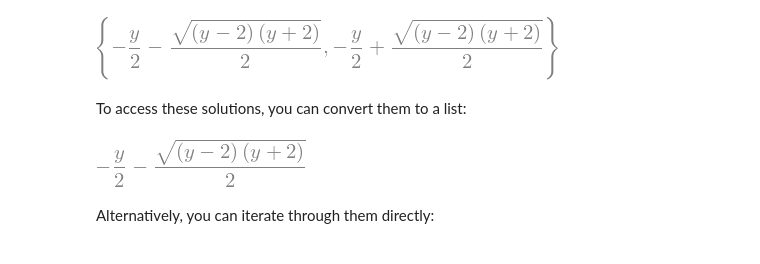
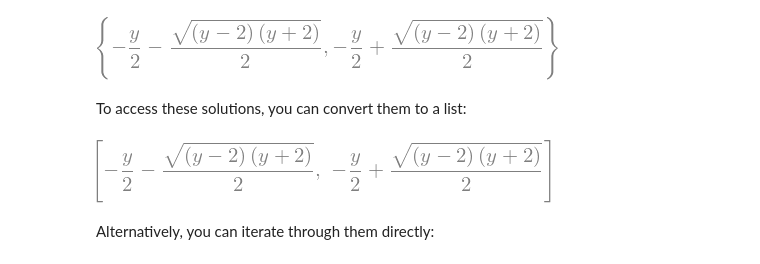
Before and after one commit to flsmith/Python-Reference-22, a Jupyter notebook: Miscellaneous/SymPy.ipynb, the cells around one changed output. Cells and saved outputs as stored; diff of their text form; code cells hidden in the pictures.

Commit message:
update Plotting and SymPy notebooks

```diff
--- a/Miscellaneous/SymPy.ipynb
+++ b/Miscellaneous/SymPy.ipynb
@@ -23,4 +23,4 @@ To create "symbols" to manipulate, use `sym.symbols`. Note that it takes a `tupl
 # %%
-x, y, z = sym.symbols(("x", "y", "z"))
+x, y, z = sym.symbols("x y z")
 # %% [markdown]
 It's worth noting that your variable names can be different from the names that `SymPy` stores for the symbols:
@@ -223,9 +245,9 @@ To access these solutions, you can convert them to a list:
 sols = sym.solveset(x**2 + y*x + 1, x)
 # %%
 sols = list(sols)
-sols[0]
+sols
 # %% [output]
-[figure, old version]
+[figure, new version]
 # %% [markdown]
 Alternatively, you can iterate through them directly:
 # %%
```
Also changed, not shown: parts of 28 cells of this notebook, 1 other file.
